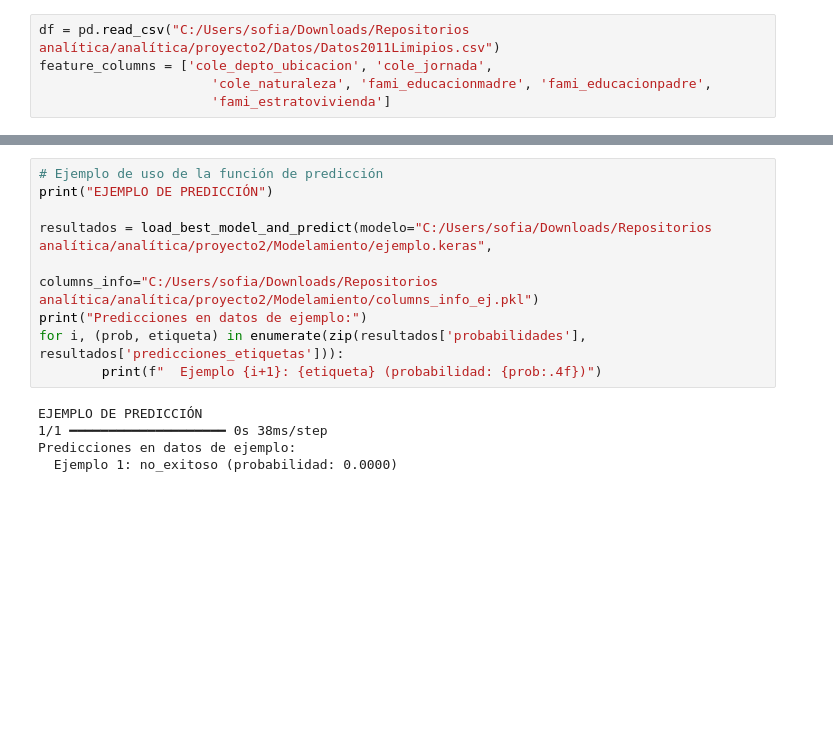
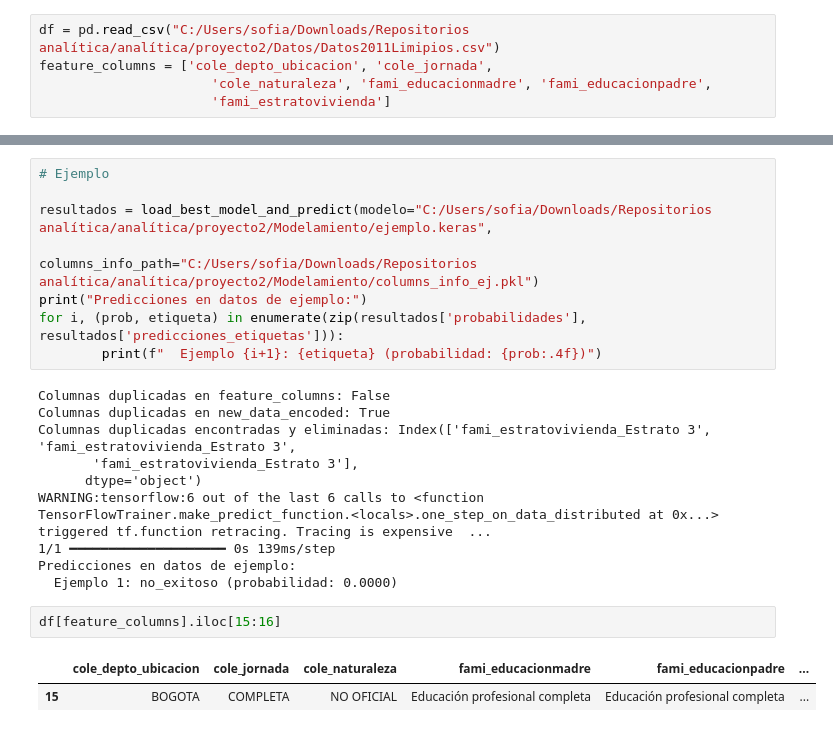
Before and after one commit to sofisacmu/proyecto2, a Jupyter notebook: Modelamiento/ejemplo_carga_modelo.ipynb, the cells around one changed output, grey strips where cells are left out. Cells and saved outputs as stored; diff of their text form; blank space fills up the shorter version.

```diff
--- a/Modelamiento/ejemplo_carga_modelo.ipynb
+++ b/Modelamiento/ejemplo_carga_modelo.ipynb
@@ -153,16 +152,25 @@ def load_best_model_and_predict( modelo, columns_info, new_data_path=None, new_d
         'datos_procesados': new_data_processed
     }
 # %%
-# Ejemplo de uso de la función de predicción
-print("EJEMPLO DE PREDICCIÓN")
+# Ejemplo
 
 resultados = load_best_model_and_predict(modelo="C:/Users/sofia/Downloads/Repositorios analítica/analítica/proyecto2/Modelamiento/ejemplo.keras",
-                                              columns_info="C:/Users/sofia/Downloads/Repositorios analítica/analítica/proyecto2/Modelamiento/columns_info_ej.pkl")
+                                              columns_info_path="C:/Users/sofia/Downloads/Repositorios analítica/analítica/proyecto2/Modelamiento/columns_info_ej.pkl")
 print("Predicciones en datos de ejemplo:")
 for i, (prob, etiqueta) in enumerate(zip(resultados['probabilidades'], resultados['predicciones_etiquetas'])):
         print(f"  Ejemplo {i+1}: {etiqueta} (probabilidad: {prob:.4f})")
 # %% [output]
-EJEMPLO DE PREDICCIÓN
-1/1 ━━━━━━━━━━━━━━━━━━━━ 0s 38ms/step
+Columnas duplicadas en feature_columns: False
+Columnas duplicadas en new_data_encoded: True
+Columnas duplicadas encontradas y eliminadas: Index(['fami_estratovivienda_Estrato 3', 'fami_estratovivienda_Estrato 3',
+       'fami_estratovivienda_Estrato 3'],
+      dtype='object')
+WARNING:tensorflow:6 out of the last 6 calls to <function TensorFlowTrainer.make_predict_function.<locals>.one_step_on_data_distributed at 0x...> triggered tf.function retracing. Tracing is expensive  ...
+1/1 ━━━━━━━━━━━━━━━━━━━━ 0s 139ms/step
 Predicciones en datos de ejemplo:
   Ejemplo 1: no_exitoso (probabilidad: 0.0000)
+# %%
+df[feature_columns].iloc[15:16]
+# %% [output]
+|  | cole_depto_ubicacion | cole_jornada | cole_naturaleza | fami_educacionmadre | fami_educacionpadre | ... |
+| 15 | BOGOTA | COMPLETA | NO OFICIAL | Educación profesional completa | Educación profesional completa | ... |
```
Also changed, not shown: parts of 12 cells of this notebook, 4 other files.
